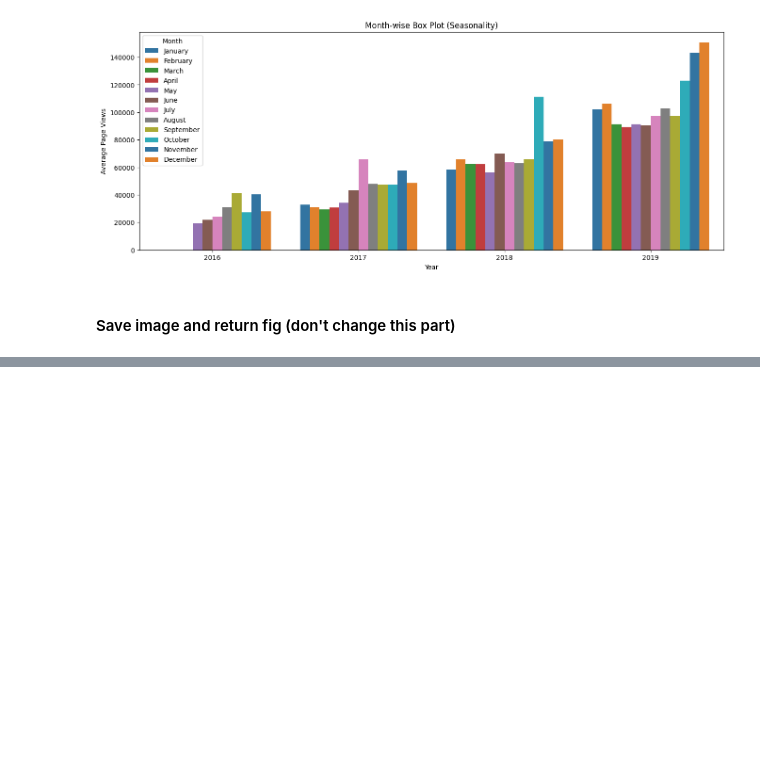
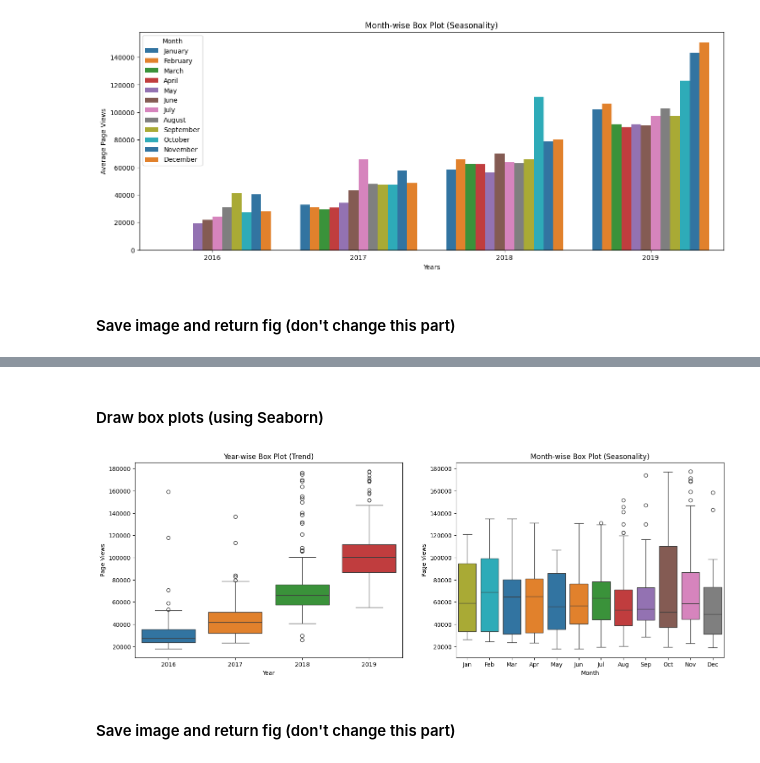
Before and after one commit to Ednaxx/FreeCodeCamp-Data-Analysis-Projects, a Jupyter notebook: time-series-visualizer/time_series_visualizer.ipynb, the cells around one changed output, grey strips where cells are left out. Drawn from its saved outputs; the diff is of its cells as text; code cells hidden in the pictures; blank space fills up the shorter version.

Commit message:
Finished time-series-visualizer

```diff
--- a/time-series-visualizer/time_series_visualizer.ipynb
+++ b/time-series-visualizer/time_series_visualizer.ipynb
@@ -27,7 +27,7 @@ df
 # %% [markdown]
 #### Clean data
 # %%
-df = df[(df.value < df.value.quantile(.975)) & (df.value > df.value.quantile(.025))]
+df = df[(df.value <= df.value.quantile(.975)) & (df.value >= df.value.quantile(.025))]
 df
 # %% [output]
 |  | value |
@@ -104,0 +107,6 @@ fig.savefig("bar_plot.png")
+# %%
+df_box = df.copy()
+df_box.reset_index(inplace=True)
+df_box['year'] = [d.year for d in df_box.date]
+df_box['month'] = [d.strftime('%b') for d in df_box.date]
+df_box
@@ -104,0 +127,16 @@ fig.savefig("bar_plot.png")
+# %% [markdown]
+#### Draw box plots (using Seaborn)
+# %%
+order = ['Jan', 'Feb', 'Mar', 'Apr', 'May', 'Jun', 'Jul', 'Aug', 'Sep', 'Oct', 'Nov', 'Dec']
+
+fig, ax = plt.subplots(1,2, figsize=(18,6))
+
+sns.boxplot(x=df_box.year, y=df_box.value, ax=ax[0], hue=df_box.year, legend=False, palette=sns.color_palette(n_colors=4)).set(
+    ylabel="Page Views", xlabel="Year", title="Year-wise Box Plot (Trend)")
+sns.boxplot(x=df_box.month, y=df_box.value, ax=ax[1], hue=df_box.month, order=order, legend=False, palette=sns.color_palette(n_colors=12)).set(
+    ylabel="Page Views", xlabel="Month", title="Month-wise Box Plot (Seasonality)")
+fig.show()
+# %% [output]
+[figure, added]
+# %% [markdown]
+#### Save image and return fig (don't change this part)
```
Also changed, not shown: parts of 5 cells of this notebook, 6 other files.
